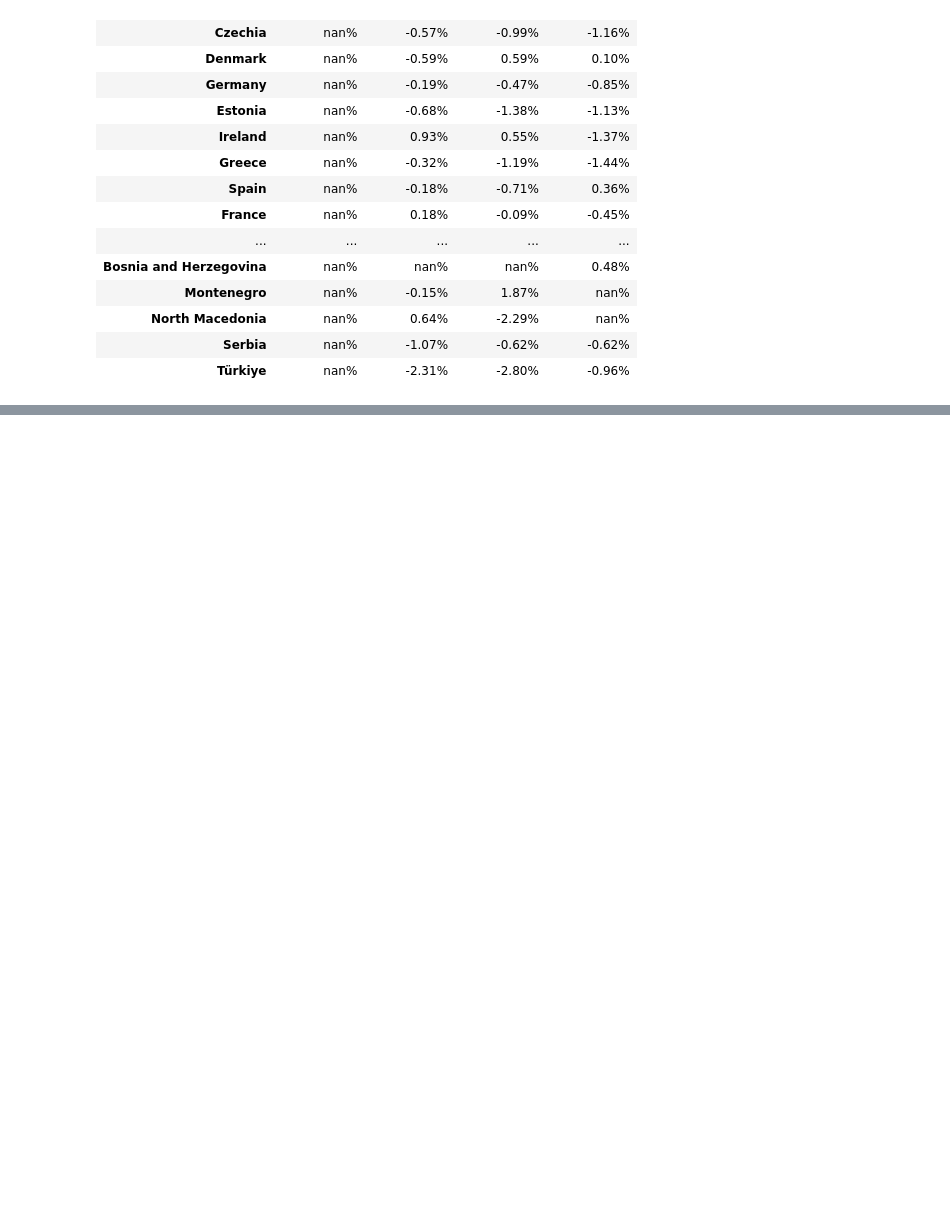
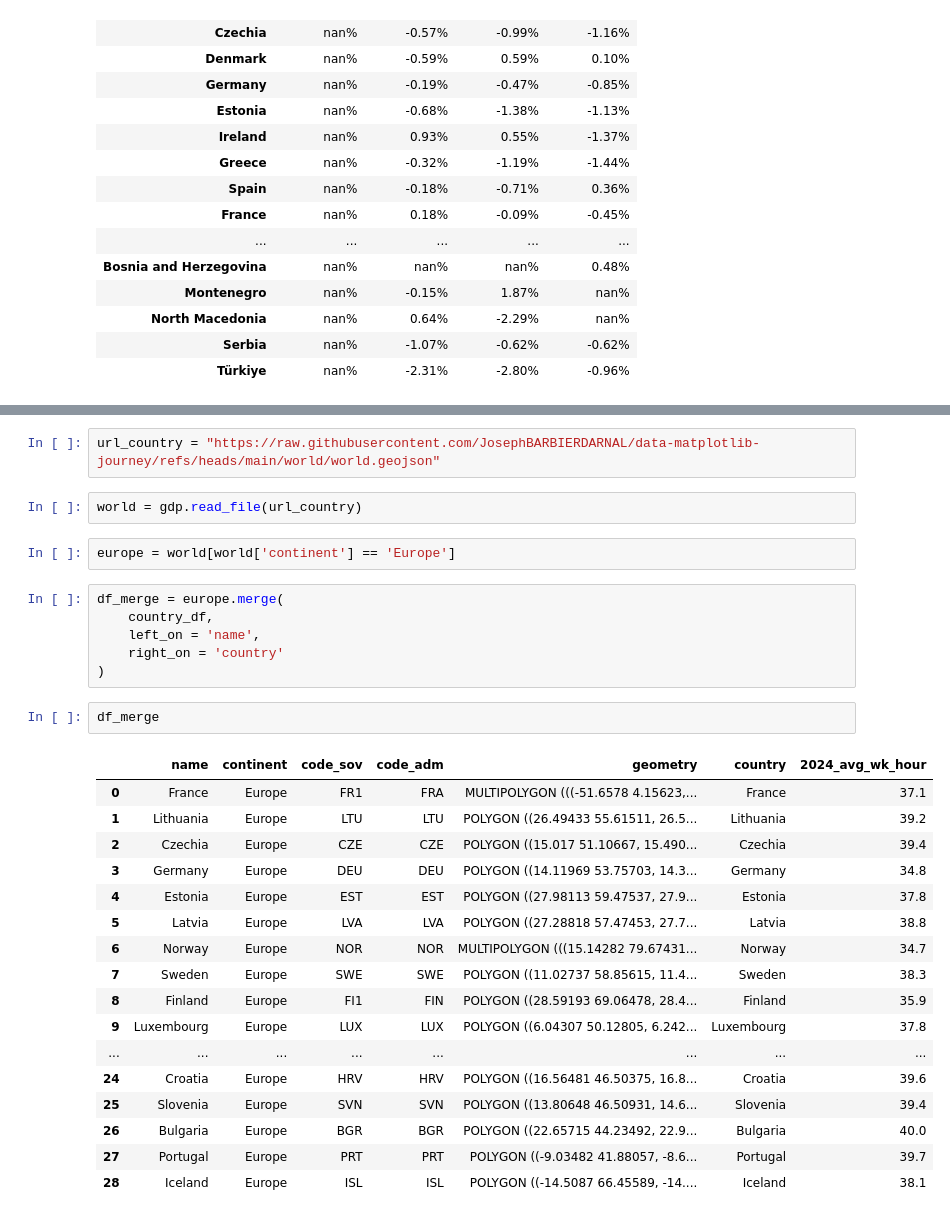
Before and after one commit to tdoan123/data-learning-journey, a Jupyter notebook: Python/Bamboo Weekly/bw_127.ipynb, the cells around one changed output, grey strips where cells are left out. Saved outputs shown, nothing was run; the diff lists cells and outputs as text; blank space fills up the shorter version.

```diff
--- a/Python/Bamboo Weekly/bw_127.ipynb
+++ b/Python/Bamboo Weekly/bw_127.ipynb
@@ -260,0 +362,32 @@ Name: 2024, dtype: float64
+# %%
+url_country = "https://raw.githubusercontent.com/JosephBARBIERDARNAL/data-matplotlib-journey/refs/heads/main/world/world.geojson"
+# %%
+world = gdp.read_file(url_country)
+# %%
+europe = world[world['continent'] == 'Europe']
+# %%
+df_merge = europe.merge(
+    country_df,
+    left_on = 'name',
+    right_on = 'country'
+)
+# %%
+df_merge
+# %% [output]
+|  | name | continent | code_sov | code_adm | geometry | country | 2024_avg_wk_hour |
+| 0 | France | Europe | FR1 | FRA | MULTIPOLYGON (((-51.6578 4.15623,... | France | 37.1 |
+| 1 | Lithuania | Europe | LTU | LTU | POLYGON ((26.49433 55.61511, 26.5... | Lithuania | 39.2 |
+| 2 | Czechia | Europe | CZE | CZE | POLYGON ((15.017 51.10667, 15.490... | Czechia | 39.4 |
+| 3 | Germany | Europe | DEU | DEU | POLYGON ((14.11969 53.75703, 14.3... | Germany | 34.8 |
+| 4 | Estonia | Europe | EST | EST | POLYGON ((27.98113 59.47537, 27.9... | Estonia | 37.8 |
+| 5 | Latvia | Europe | LVA | LVA | POLYGON ((27.28818 57.47453, 27.7... | Latvia | 38.8 |
+| 6 | Norway | Europe | NOR | NOR | MULTIPOLYGON (((15.14282 79.67431... | Norway | 34.7 |
+| 7 | Sweden | Europe | SWE | SWE | POLYGON ((11.02737 58.85615, 11.4... | Sweden | 38.3 |
+| 8 | Finland | Europe | FI1 | FIN | POLYGON ((28.59193 69.06478, 28.4... | Finland | 35.9 |
+| 9 | Luxembourg | Europe | LUX | LUX | POLYGON ((6.04307 50.12805, 6.242... | Luxembourg | 37.8 |
+| ... | ... | ... | ... | ... | ... | ... | ... |
+| 24 | Croatia | Europe | HRV | HRV | POLYGON ((16.56481 46.50375, 16.8... | Croatia | 39.6 |
+| 25 | Slovenia | Europe | SVN | SVN | POLYGON ((13.80648 46.50931, 14.6... | Slovenia | 39.4 |
+| 26 | Bulgaria | Europe | BGR | BGR | POLYGON ((22.65715 44.23492, 22.9... | Bulgaria | 40.0 |
+| 27 | Portugal | Europe | PRT | PRT | POLYGON ((-9.03482 41.88057, -8.6... | Portugal | 39.7 |
+| 28 | Iceland | Europe | ISL | ISL | POLYGON ((-14.5087 66.45589, -14.... | Iceland | 38.1 |
```
Also changed, not shown: parts of 19 cells of this notebook.
